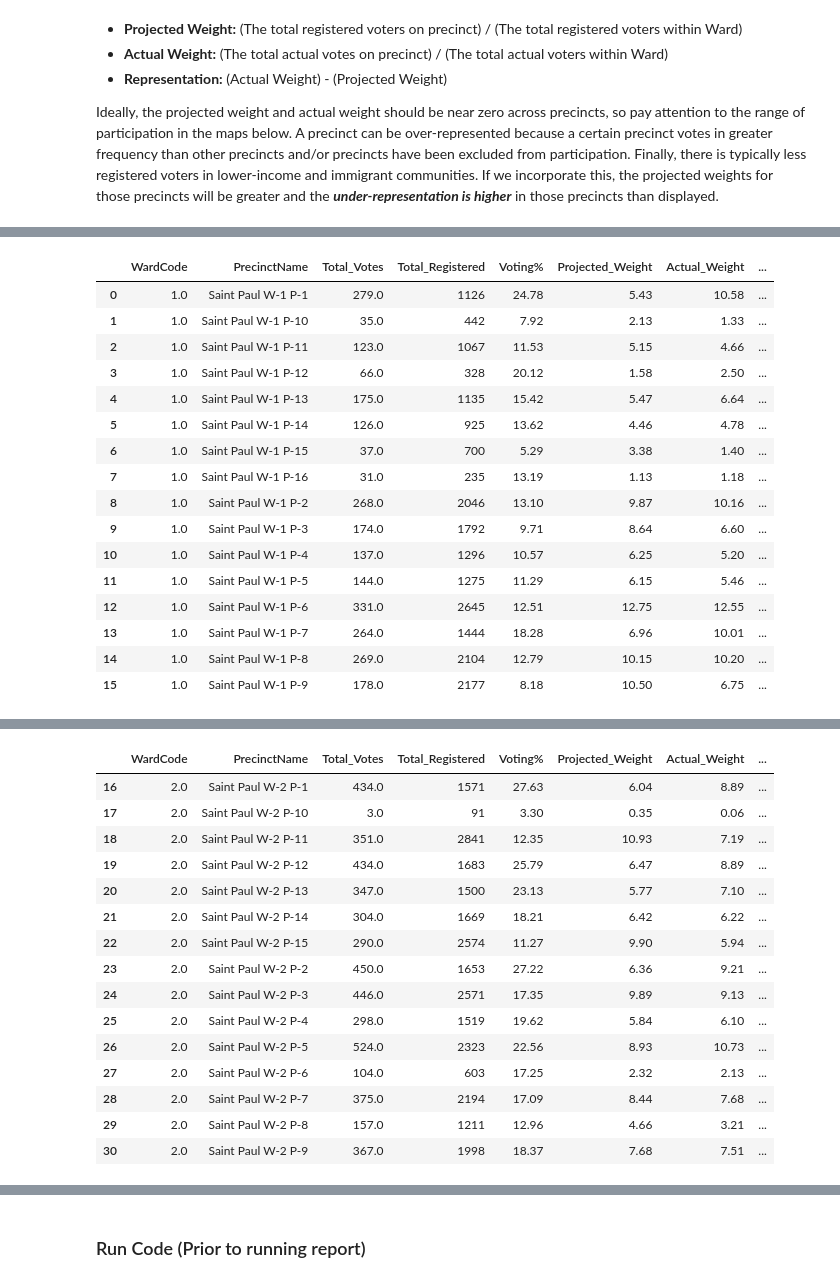
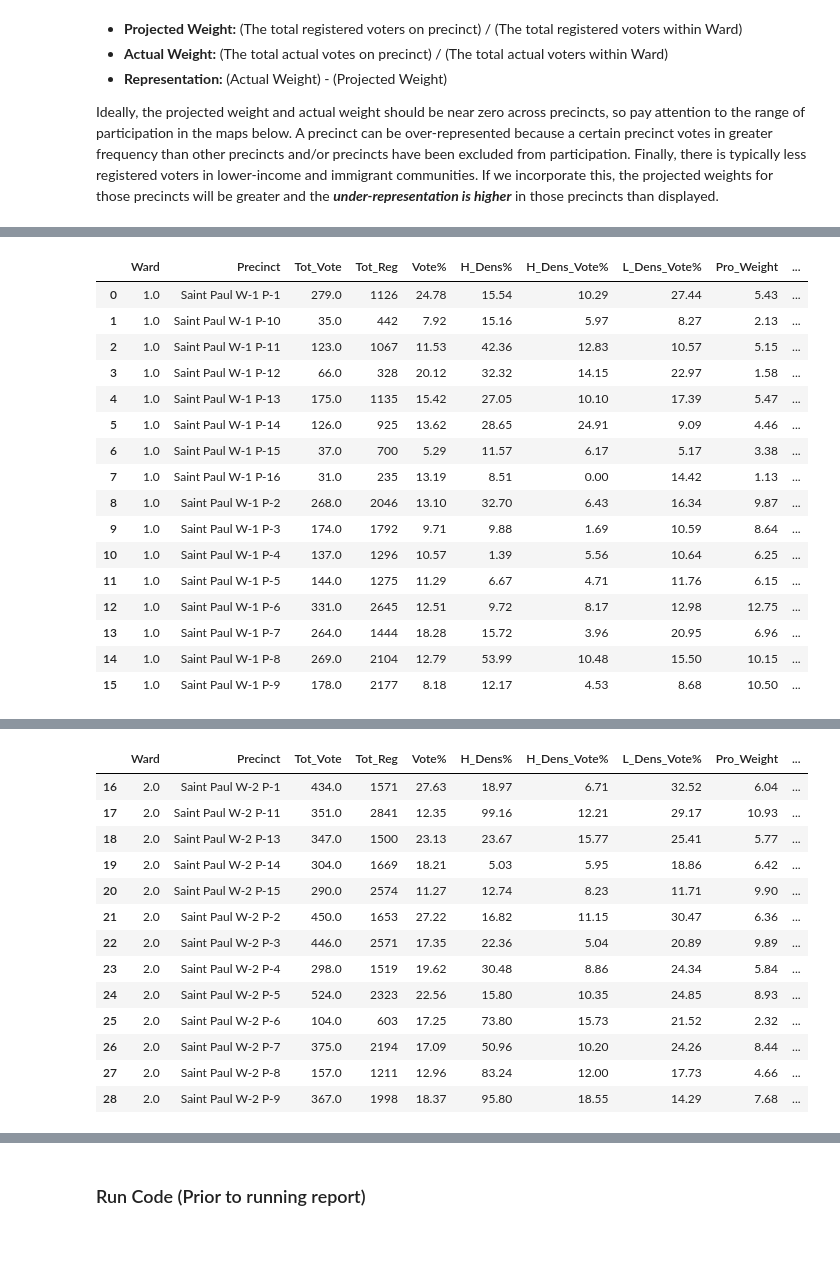
Before and after one commit to sustainabu/OpenData_Saint_Paul, a Jupyter notebook: _Saint Paul City Council Election Analysis/Saint Paul 2015 City Council Voting Report_06-24-19 [Data Only].ipynb, the cells around one changed output, grey strips where cells are left out. Cells and saved outputs as stored; diff of their text form; code cells hidden in the pictures; blank space fills up the shorter version.

```diff
--- a/_Saint Paul City Council Election Analysis/Saint Paul 2015 City Council Voting Report_06-24-19 [Data Only].ipynb
+++ b/_Saint Paul City Council Election Analysis/Saint Paul 2015 City Council Voting Report_06-24-19 [Data Only].ipynb
@@ -153,25 +154,25 @@ Ideally, the projected weight and actual weight should be near zero across preci
 
 <img src="Graphs/Ward1 Map.png" alt="Drawing" style="width: 700px;"/>
 # %%
-P_15.query('WardCode==1')
+P_15.query('Ward==1')
 # %% [output]
-|  | WardCode | PrecinctName | Total_Votes | Total_Registered | Voting% | Projected_Weight | Actual_Weight | ... |
-| 0 | 1.0 | Saint Paul W-1 P-1 | 279.0 | 1126 | 24.78 | 5.43 | 10.58 | ... |
-| 1 | 1.0 | Saint Paul W-1 P-10 | 35.0 | 442 | 7.92 | 2.13 | 1.33 | ... |
-| 2 | 1.0 | Saint Paul W-1 P-11 | 123.0 | 1067 | 11.53 | 5.15 | 4.66 | ... |
-| 3 | 1.0 | Saint Paul W-1 P-12 | 66.0 | 328 | 20.12 | 1.58 | 2.50 | ... |
-| 4 | 1.0 | Saint Paul W-1 P-13 | 175.0 | 1135 | 15.42 | 5.47 | 6.64 | ... |
-| 5 | 1.0 | Saint Paul W-1 P-14 | 126.0 | 925 | 13.62 | 4.46 | 4.78 | ... |
-| 6 | 1.0 | Saint Paul W-1 P-15 | 37.0 | 700 | 5.29 | 3.38 | 1.40 | ... |
-| 7 | 1.0 | Saint Paul W-1 P-16 | 31.0 | 235 | 13.19 | 1.13 | 1.18 | ... |
-| 8 | 1.0 | Saint Paul W-1 P-2 | 268.0 | 2046 | 13.10 | 9.87 | 10.16 | ... |
-| 9 | 1.0 | Saint Paul W-1 P-3 | 174.0 | 1792 | 9.71 | 8.64 | 6.60 | ... |
-| 10 | 1.0 | Saint Paul W-1 P-4 | 137.0 | 1296 | 10.57 | 6.25 | 5.20 | ... |
-| 11 | 1.0 | Saint Paul W-1 P-5 | 144.0 | 1275 | 11.29 | 6.15 | 5.46 | ... |
-| 12 | 1.0 | Saint Paul W-1 P-6 | 331.0 | 2645 | 12.51 | 12.75 | 12.55 | ... |
-| 13 | 1.0 | Saint Paul W-1 P-7 | 264.0 | 1444 | 18.28 | 6.96 | 10.01 | ... |
-| 14 | 1.0 | Saint Paul W-1 P-8 | 269.0 | 2104 | 12.79 | 10.15 | 10.20 | ... |
-| 15 | 1.0 | Saint Paul W-1 P-9 | 178.0 | 2177 | 8.18 | 10.50 | 6.75 | ... |
+|  | Ward | Precinct | Tot_Vote | Tot_Reg | Vote% | H_Dens% | H_Dens_Vote% | L_Dens_Vote% | Pro_Weight | ... |
+| 0 | 1.0 | Saint Paul W-1 P-1 | 279.0 | 1126 | 24.78 | 15.54 | 10.29 | 27.44 | 5.43 | ... |
+| 1 | 1.0 | Saint Paul W-1 P-10 | 35.0 | 442 | 7.92 | 15.16 | 5.97 | 8.27 | 2.13 | ... |
+| 2 | 1.0 | Saint Paul W-1 P-11 | 123.0 | 1067 | 11.53 | 42.36 | 12.83 | 10.57 | 5.15 | ... |
+| 3 | 1.0 | Saint Paul W-1 P-12 | 66.0 | 328 | 20.12 | 32.32 | 14.15 | 22.97 | 1.58 | ... |
+| 4 | 1.0 | Saint Paul W-1 P-13 | 175.0 | 1135 | 15.42 | 27.05 | 10.10 | 17.39 | 5.47 | ... |
+| 5 | 1.0 | Saint Paul W-1 P-14 | 126.0 | 925 | 13.62 | 28.65 | 24.91 | 9.09 | 4.46 | ... |
+| 6 | 1.0 | Saint Paul W-1 P-15 | 37.0 | 700 | 5.29 | 11.57 | 6.17 | 5.17 | 3.38 | ... |
+| 7 | 1.0 | Saint Paul W-1 P-16 | 31.0 | 235 | 13.19 | 8.51 | 0.00 | 14.42 | 1.13 | ... |
+| 8 | 1.0 | Saint Paul W-1 P-2 | 268.0 | 2046 | 13.10 | 32.70 | 6.43 | 16.34 | 9.87 | ... |
+| 9 | 1.0 | Saint Paul W-1 P-3 | 174.0 | 1792 | 9.71 | 9.88 | 1.69 | 10.59 | 8.64 | ... |
+| 10 | 1.0 | Saint Paul W-1 P-4 | 137.0 | 1296 | 10.57 | 1.39 | 5.56 | 10.64 | 6.25 | ... |
+| 11 | 1.0 | Saint Paul W-1 P-5 | 144.0 | 1275 | 11.29 | 6.67 | 4.71 | 11.76 | 6.15 | ... |
+| 12 | 1.0 | Saint Paul W-1 P-6 | 331.0 | 2645 | 12.51 | 9.72 | 8.17 | 12.98 | 12.75 | ... |
+| 13 | 1.0 | Saint Paul W-1 P-7 | 264.0 | 1444 | 18.28 | 15.72 | 3.96 | 20.95 | 6.96 | ... |
+| 14 | 1.0 | Saint Paul W-1 P-8 | 269.0 | 2104 | 12.79 | 53.99 | 10.48 | 15.50 | 10.15 | ... |
+| 15 | 1.0 | Saint Paul W-1 P-9 | 178.0 | 2177 | 8.18 | 12.17 | 4.53 | 8.68 | 10.50 | ... |
 # %%
 map_2015_SP_CityCouncilRepresentation_byPrecinct(1)
 # %% [output]
@@ -183,24 +184,22 @@ map_2015_SP_CityCouncilRepresentation_byPrecinct(1)
 
 [Additional Map Link](https://www.ramseycounty.us/sites/default/files/Elections%20and%20Voting/Maps/Saint%20Paul%20maps/Saint%20Paul%202019%20maps/Saint%20Paul%20Ward%202_5.25.pdf)
 # %%
-P_15.query('WardCode==2')
+P_15.query('Ward==2')
 # %% [output]
-|  | WardCode | PrecinctName | Total_Votes | Total_Registered | Voting% | Projected_Weight | Actual_Weight | ... |
-| 16 | 2.0 | Saint Paul W-2 P-1 | 434.0 | 1571 | 27.63 | 6.04 | 8.89 | ... |
-| 17 | 2.0 | Saint Paul W-2 P-10 | 3.0 | 91 | 3.30 | 0.35 | 0.06 | ... |
-| 18 | 2.0 | Saint Paul W-2 P-11 | 351.0 | 2841 | 12.35 | 10.93 | 7.19 | ... |
-| 19 | 2.0 | Saint Paul W-2 P-12 | 434.0 | 1683 | 25.79 | 6.47 | 8.89 | ... |
-| 20 | 2.0 | Saint Paul W-2 P-13 | 347.0 | 1500 | 23.13 | 5.77 | 7.10 | ... |
-| 21 | 2.0 | Saint Paul W-2 P-14 | 304.0 | 1669 | 18.21 | 6.42 | 6.22 | ... |
-| 22 | 2.0 | Saint Paul W-2 P-15 | 290.0 | 2574 | 11.27 | 9.90 | 5.94 | ... |
-| 23 | 2.0 | Saint Paul W-2 P-2 | 450.0 | 1653 | 27.22 | 6.36 | 9.21 | ... |
-| 24 | 2.0 | Saint Paul W-2 P-3 | 446.0 | 2571 | 17.35 | 9.89 | 9.13 | ... |
-| 25 | 2.0 | Saint Paul W-2 P-4 | 298.0 | 1519 | 19.62 | 5.84 | 6.10 | ... |
-| 26 | 2.0 | Saint Paul W-2 P-5 | 524.0 | 2323 | 22.56 | 8.93 | 10.73 | ... |
-| 27 | 2.0 | Saint Paul W-2 P-6 | 104.0 | 603 | 17.25 | 2.32 | 2.13 | ... |
-| 28 | 2.0 | Saint Paul W-2 P-7 | 375.0 | 2194 | 17.09 | 8.44 | 7.68 | ... |
-| 29 | 2.0 | Saint Paul W-2 P-8 | 157.0 | 1211 | 12.96 | 4.66 | 3.21 | ... |
-| 30 | 2.0 | Saint Paul W-2 P-9 | 367.0 | 1998 | 18.37 | 7.68 | 7.51 | ... |
+|  | Ward | Precinct | Tot_Vote | Tot_Reg | Vote% | H_Dens% | H_Dens_Vote% | L_Dens_Vote% | Pro_Weight | ... |
+| 16 | 2.0 | Saint Paul W-2 P-1 | 434.0 | 1571 | 27.63 | 18.97 | 6.71 | 32.52 | 6.04 | ... |
+| 17 | 2.0 | Saint Paul W-2 P-11 | 351.0 | 2841 | 12.35 | 99.16 | 12.21 | 29.17 | 10.93 | ... |
+| 18 | 2.0 | Saint Paul W-2 P-13 | 347.0 | 1500 | 23.13 | 23.67 | 15.77 | 25.41 | 5.77 | ... |
+| 19 | 2.0 | Saint Paul W-2 P-14 | 304.0 | 1669 | 18.21 | 5.03 | 5.95 | 18.86 | 6.42 | ... |
+| 20 | 2.0 | Saint Paul W-2 P-15 | 290.0 | 2574 | 11.27 | 12.74 | 8.23 | 11.71 | 9.90 | ... |
+| 21 | 2.0 | Saint Paul W-2 P-2 | 450.0 | 1653 | 27.22 | 16.82 | 11.15 | 30.47 | 6.36 | ... |
+| 22 | 2.0 | Saint Paul W-2 P-3 | 446.0 | 2571 | 17.35 | 22.36 | 5.04 | 20.89 | 9.89 | ... |
+| 23 | 2.0 | Saint Paul W-2 P-4 | 298.0 | 1519 | 19.62 | 30.48 | 8.86 | 24.34 | 5.84 | ... |
+| 24 | 2.0 | Saint Paul W-2 P-5 | 524.0 | 2323 | 22.56 | 15.80 | 10.35 | 24.85 | 8.93 | ... |
+| 25 | 2.0 | Saint Paul W-2 P-6 | 104.0 | 603 | 17.25 | 73.80 | 15.73 | 21.52 | 2.32 | ... |
+| 26 | 2.0 | Saint Paul W-2 P-7 | 375.0 | 2194 | 17.09 | 50.96 | 10.20 | 24.26 | 8.44 | ... |
+| 27 | 2.0 | Saint Paul W-2 P-8 | 157.0 | 1211 | 12.96 | 83.24 | 12.00 | 17.73 | 4.66 | ... |
+| 28 | 2.0 | Saint Paul W-2 P-9 | 367.0 | 1998 | 18.37 | 95.80 | 18.55 | 14.29 | 7.68 | ... |
 # %%
 map_2015_SP_CityCouncilRepresentation_byPrecinct(2)
 # %% [output]
```
Also changed, not shown: parts of 8 cells of this notebook, 5 other files.
